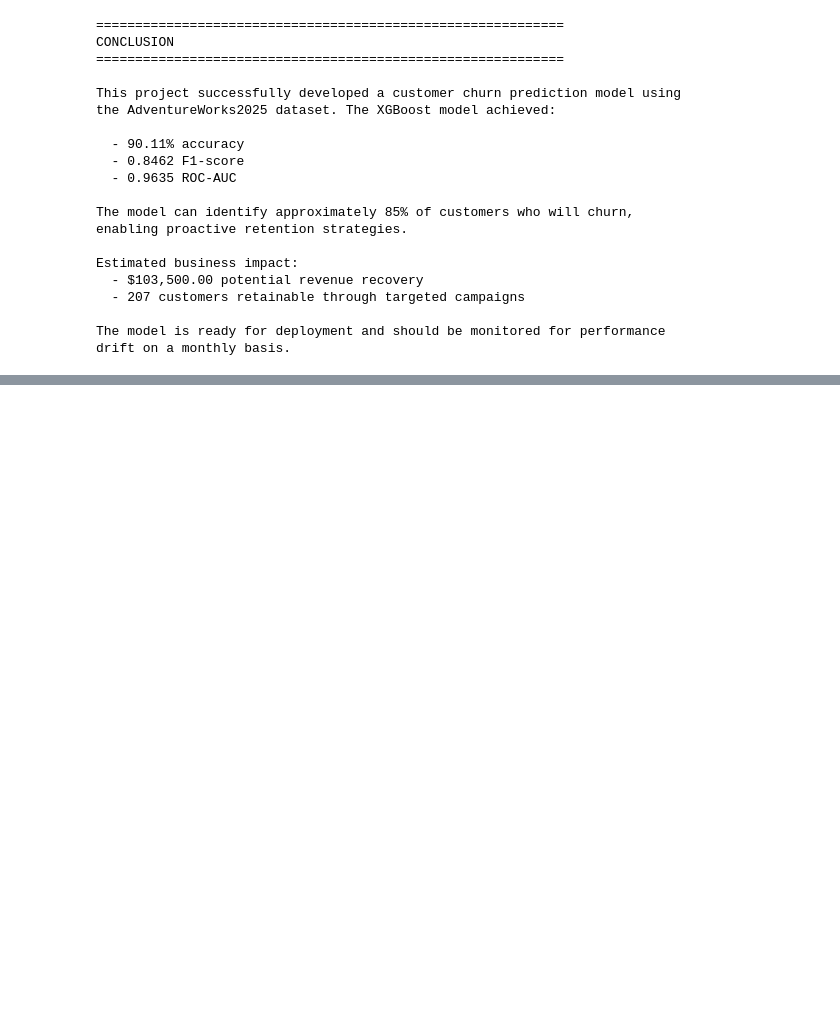
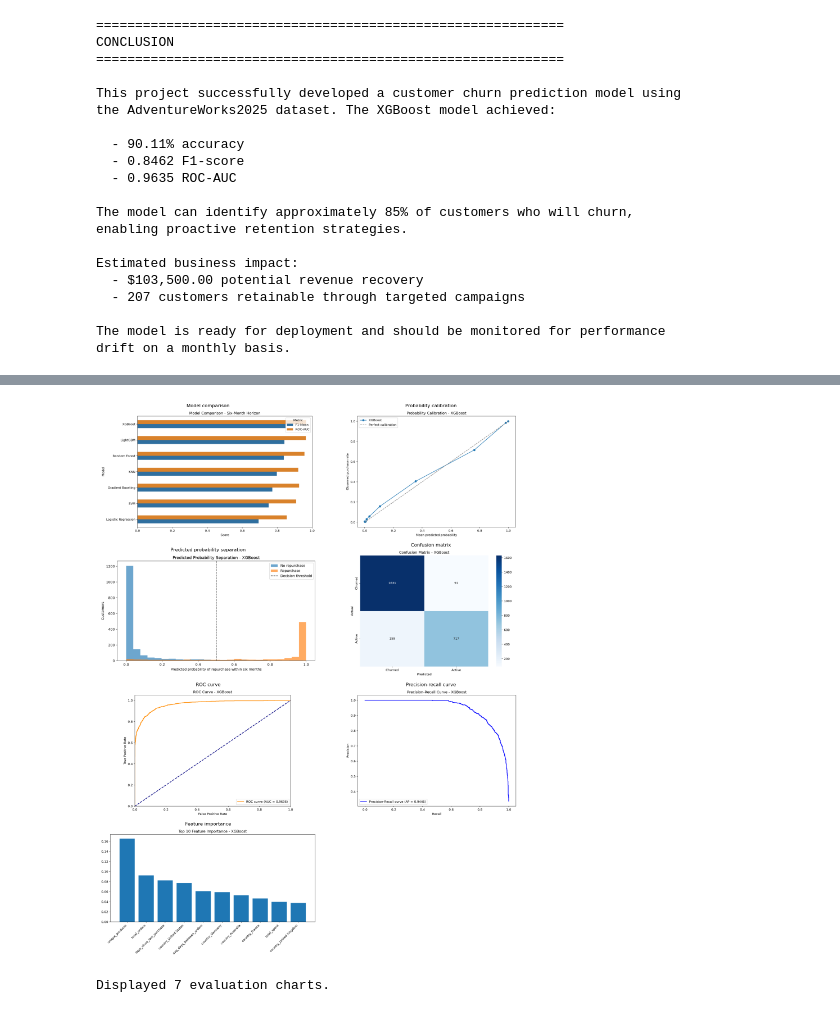
Before and after one commit to maicolc5/Customer_Churn, a Jupyter notebook: 08_conclusion.ipynb, the cells around one changed output, grey strips where cells are left out. Drawn from its saved outputs; the diff is of its cells as text; code cells hidden in the pictures; blank space fills up the shorter version.

```diff
--- a/08_conclusion.ipynb
+++ b/08_conclusion.ipynb
@@ -235,0 +240,44 @@ drift on a monthly basis.
+# %%
+from pathlib import Path
+from PIL import Image
+import matplotlib.pyplot as plt
+
+project_dir = Path.cwd()
+data_dir = project_dir / 'data'
+chart_names = [
+    ('model_comparison_6m.png', 'Model comparison'),
+    ('probability_calibration.png', 'Probability calibration'),
+    ('predicted_probability_separation.png', 'Predicted probability separation'),
+    ('confusion_matrix.png', 'Confusion matrix'),
+    ('roc_curve.png', 'ROC curve'),
+    ('precision_recall_curve.png', 'Precision-recall curve'),
+    ('feature_importance.png', 'Feature importance')
+]
+
+available_charts = [
+    (filename, title)
+    for filename, title in chart_names
+    if (data_dir / filename).exists()
+]
+
+columns = 2
+rows = (len(available_charts) + columns - 1) // columns
+fig, axes = plt.subplots(rows, columns, figsize=(16, 5 * rows))
+axes = list(axes.flat) if hasattr(axes, 'flat') else [axes]
+
+for axis, (filename, title) in zip(axes, available_charts):
+    image = Image.open(data_dir / filename)
+    axis.imshow(image)
+    axis.set_title(title)
+    axis.axis('off')
+
+for axis in axes[len(available_charts):]:
+    axis.axis('off')
+
+plt.tight_layout()
+plt.show()
+
+print(f'Displayed {len(available_charts)} evaluation charts.')
+# %% [output]
+[figure, added]
+Displayed 7 evaluation charts.
```
Also changed, not shown: parts of 1 cell of this notebook, 38 other files.
